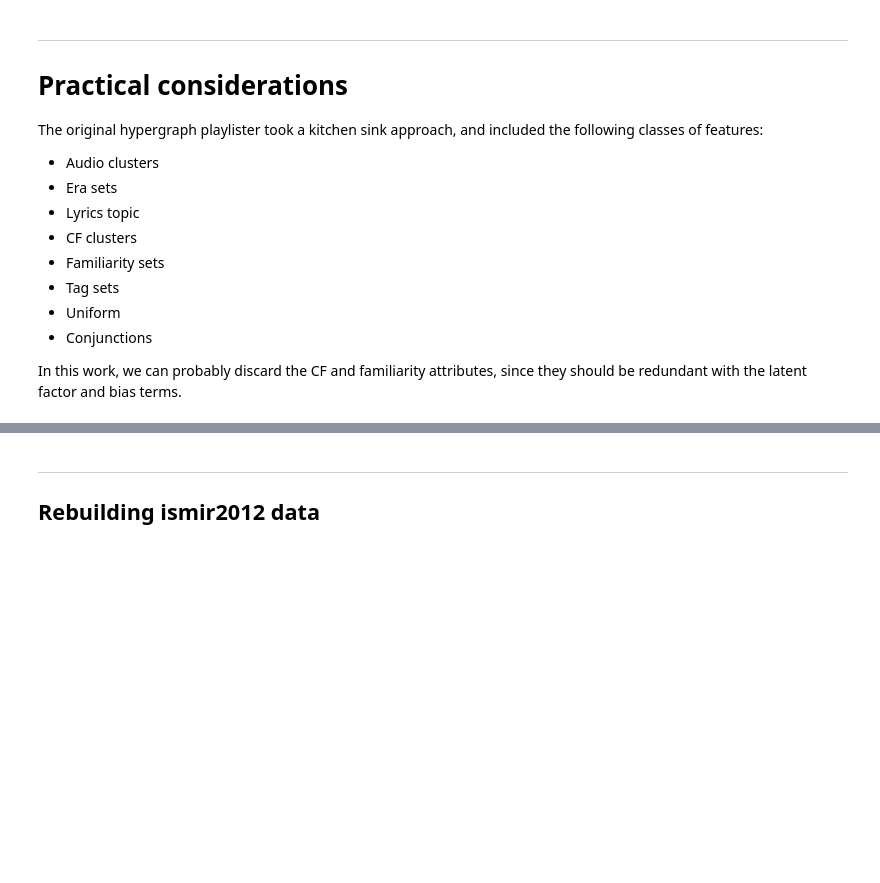
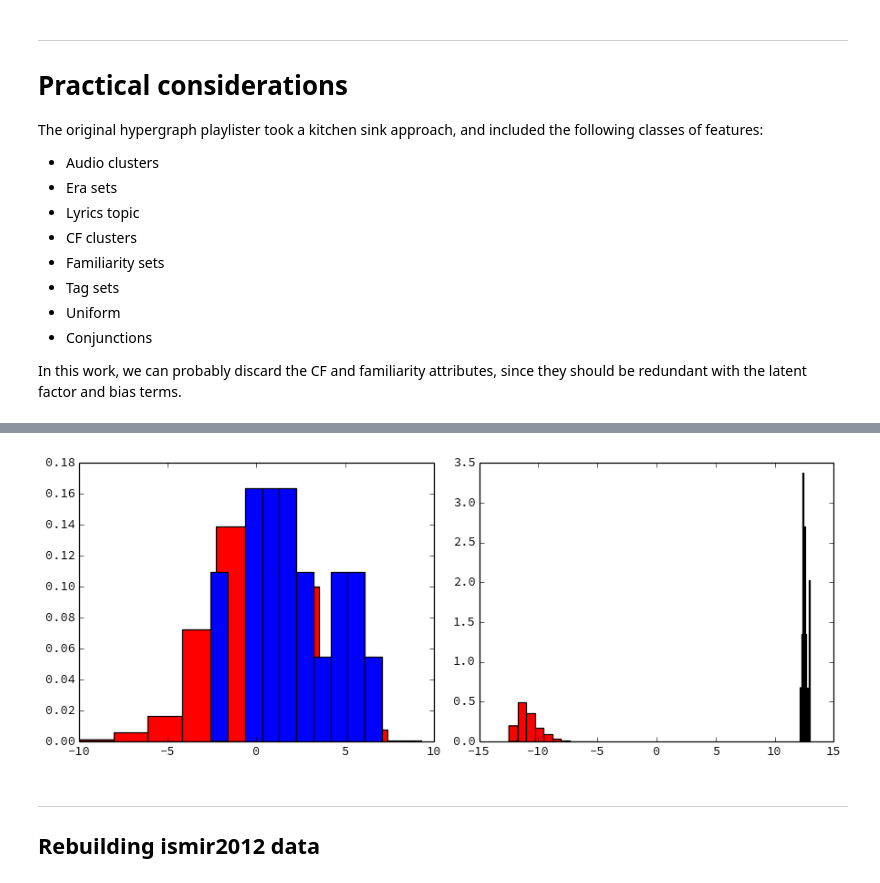
Before and after one commit to bmcfee/playlist_recommender, a Jupyter notebook: notes/Playlist recommender.ipynb, the cells around one changed output, grey strips where cells are left out. Cells and saved outputs as stored; diff of their text form; code cells hidden in the pictures; blank space fills up the shorter version.

```diff
--- a/notes/Playlist recommender.ipynb
+++ b/notes/Playlist recommender.ipynb
@@ -465,3 +538,14 @@ plt.plot(np.exp(w_opt) / np.sum(np.exp(w_opt)))
+# %%
+plt.figure(figsize=(10,4))
+plt.subplot(121)
+plt.hist(a_i[y<0].dot(u) + b[y<0], normed=True, color='r')
+plt.hist(a_i[y>0].dot(u) + b[y>0], normed=True, color='b')
+plt.subplot(122)
+plt.hist(v_opt[y<0].dot(u) + b[y<0], normed=True, color='r')
+plt.hist(v_opt[y>0].dot(u) + b[y>0], normed=True, color='b')
+plt.tight_layout()
+# %% [output]
+[figure, added]
 # %% [markdown]
 ---
 ## Rebuilding ismir2012 data
```
Also changed, not shown: parts of 23 cells of this notebook, 1 other file.
